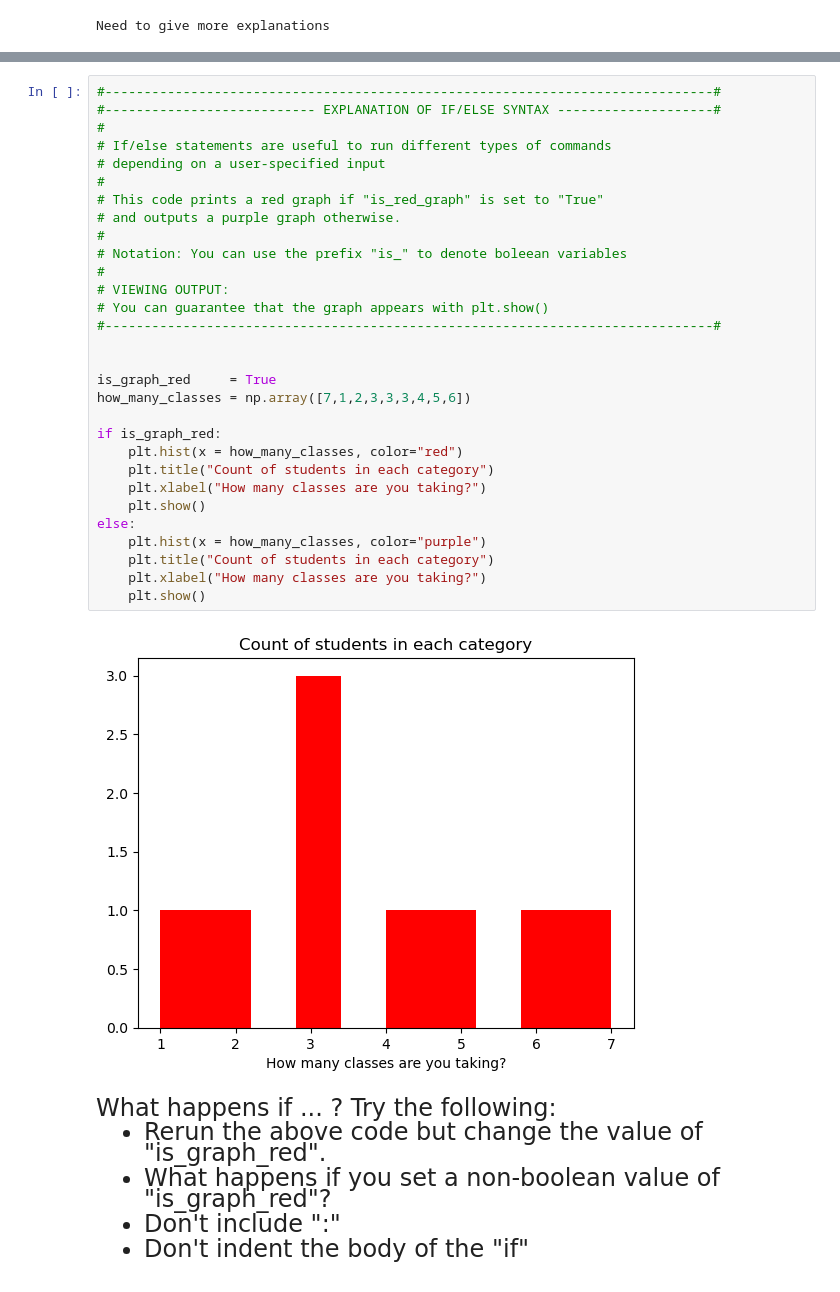
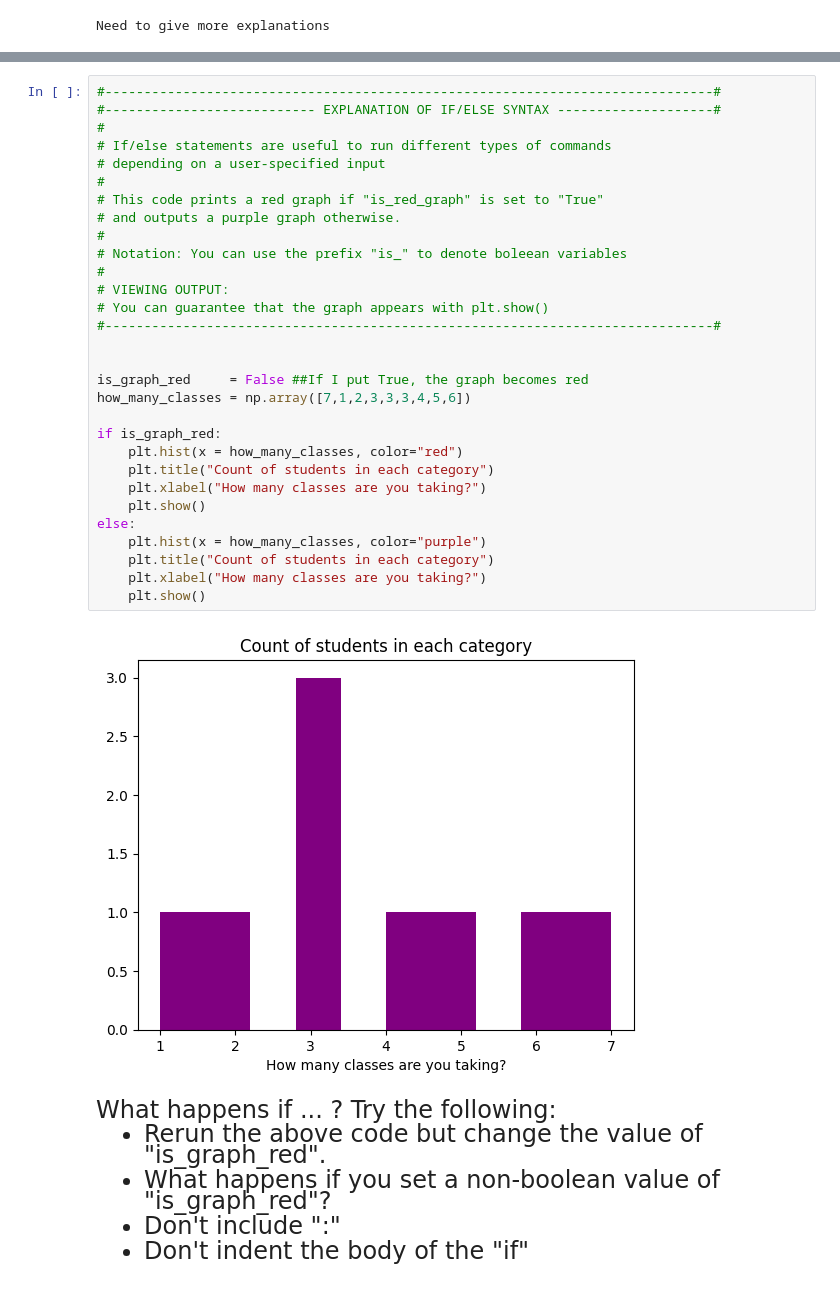
Before and after one commit to M-Roselinsky/emoryqtm151, a Jupyter notebook: Lecture 04/Lecture 4.ipynb, the cells around one changed output, grey strips where cells are left out. Drawn from its saved outputs; the diff is of its cells as text.

```diff
--- a/Lecture 04/Lecture 4.ipynb
+++ b/Lecture 04/Lecture 4.ipynb
@@ -298,35 +346,35 @@ depending on a condition <br>
 # %%
 #------------------------------------------------------------------------------#
 #--------------------------- EXPLANATION OF IF/ELSE SYNTAX --------------------#
 #
 # If/else statements are useful to run different types of commands
 # depending on a user-specified input
 #
 # This code prints a red graph if "is_red_graph" is set to "True"
 # and outputs a purple graph otherwise.
 #
 # Notation: You can use the prefix "is_" to denote boleean variables
 #
 # VIEWING OUTPUT:
 # You can guarantee that the graph appears with plt.show()
 #------------------------------------------------------------------------------#
 
 
-is_graph_red     = True
+is_graph_red     = False ##If I put True, the graph becomes red
 how_many_classes = np.array([7,1,2,3,3,3,4,5,6])
 
 if is_graph_red:
     plt.hist(x = how_many_classes, color="red")
     plt.title("Count of students in each category")
     plt.xlabel("How many classes are you taking?")
     plt.show()
 else:
     plt.hist(x = how_many_classes, color="purple")
     plt.title("Count of students in each category")
     plt.xlabel("How many classes are you taking?")
     plt.show()
 # %% [output]
-[figure, old version]
+[figure, new version]
 # %% [markdown]
 <font size = "5">
 What happens if ... ? Try the following:
```
Also changed, not shown: parts of 10 cells of this notebook, 2 other files.
